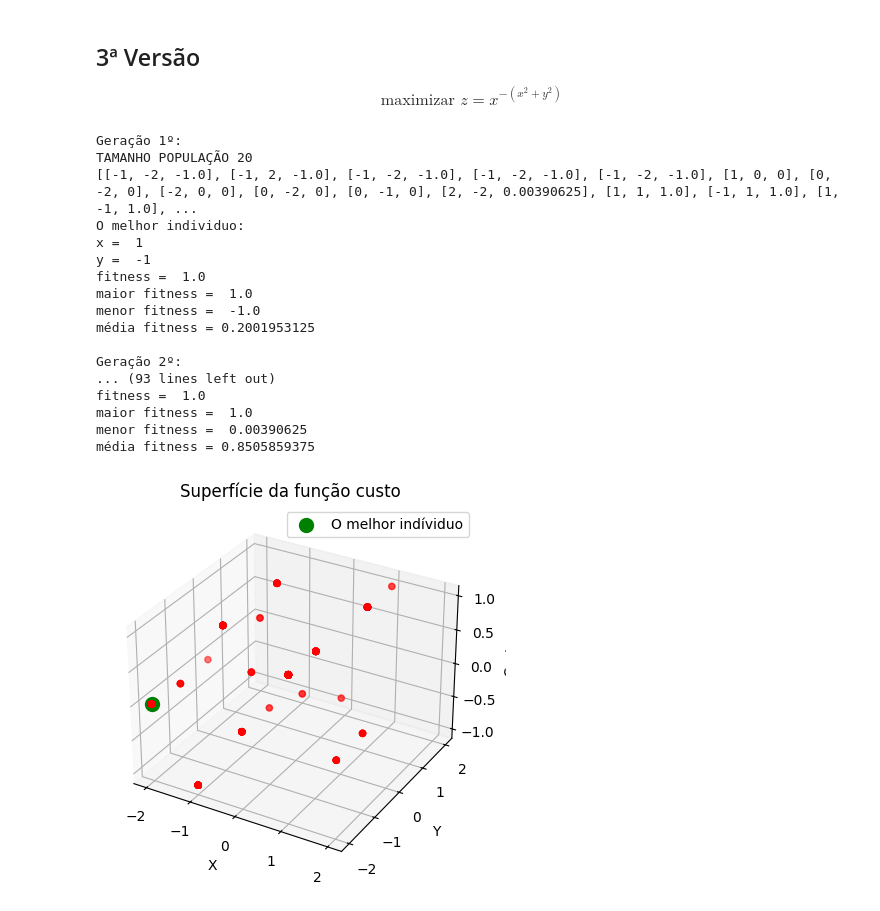
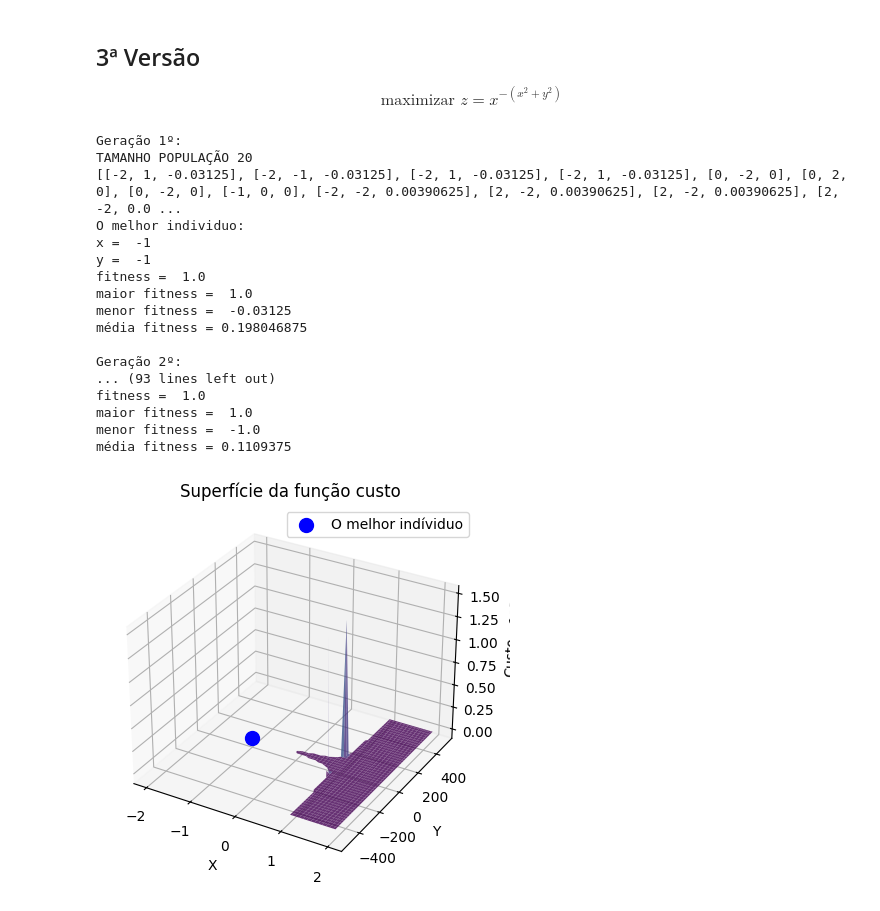
Before and after one commit to aasjunior/ldm_algoritmo_genetico, a Jupyter notebook: atividade_algoritmo_genetico.ipynb, the cells around one changed output. Saved outputs shown, nothing was run; the diff lists cells and outputs as text; code cells hidden in the pictures.

```diff
--- a/atividade_algoritmo_genetico.ipynb
+++ b/atividade_algoritmo_genetico.ipynb
@@ -165,6 +165,33 @@ class GeneticAlgorithm:
 
         return sum_fitness / len(self.population)
 
+    def plot_fitness(self):
+        x = np.linspace(self.interval[0], self.interval[1], 100)
+        y = np.linspace(-500, 500, 100)
+        x, y = np.meshgrid(x, y)
+        z = self.evaluate(x, y)
+
+        fig = plt.figure()
+        ax = fig.add_subplot(111, projection='3d')
+        ax.plot_surface(x, y, z, cmap='viridis', alpha=0.8)
+
+        x_coordinate = [individual[0] for individual in self.population]
+        y_coordinate = [individual[1] for individual in self.population]
+        costs = [individual[2] for individual in self.population]
+        #ax.scatter(x_coordinate, y_coordinate, costs, color='red', label='Ótimos pontos')
+
+        best = min(self.population, key=lambda x: x[2])
+        ax.scatter(best[0], best[1], best[2], color='blue', s=100, label='O melhor indíviduo')
+
+        ax.set_xlabel('X')
+        ax.set_ylabel('Y')
+        ax.set_zlabel('Custo')
+        ax.set_title('Superfície da função custo')
+
+        plt.legend()
+        plt.show()
+
+
     def init(self):
         all_populations = []
 
@@ -293,29 +317,38 @@ $$
 \text{maximizar } z = x^{-(x ^ 2 + y ^ 2)}
 $$
 # %%
-fitness_v3 = lambda x, y: x**(-((x**2)+(y**2))) if x != 0 and y != 0 else 0
+fitness_v3 = lambda x, y: calc_v3(x, y)
+
+def calc_v3(x, y):
+    if np.isscalar(x) and np.isscalar(y):
+        return x**(-((x**2)+(y**2))) if x != 0 and y != 0 else 0
+    else:
+        result = np.zeros_like(x)
+        mask = (x != 0) & (y != 0)
+        result[mask] = x[mask]**(-((x[mask]**2)+(y[mask]**2)))
+        return result
 # %%
 algorithm = GeneticAlgorithm(size=20, n_childrens=14, n_generations=10, mutation=1, interval=[-2, 2], fitness=fitness_v3, for_max=True)
 
 all_populations = algorithm.init()
 
-plot_fitness(all_populations)
+algorithm.plot_fitness()
 # %% [output]
 Geração 1º:
 TAMANHO POPULAÇÃO 20
-[[-1, -2, -1.0], [-1, 2, -1.0], [-1, -2, -1.0], [-1, -2, -1.0], [-1, -2, -1.0], [1, 0, 0], [0, -2, 0], [-2, 0, 0], [0, -2, 0], [0, -1, 0], [2, -2, 0.00390625], [1, 1, 1.0], [-1, 1, 1.0], [1, -1, 1.0], ...
+[[-2, 1, -0.03125], [-2, -1, -0.03125], [-2, 1, -0.03125], [-2, 1, -0.03125], [0, -2, 0], [0, 2, 0], [0, -2, 0], [-1, 0, 0], [-2, -2, 0.00390625], [2, -2, 0.00390625], [2, -2, 0.00390625], [2, -2, 0.0 ...
 O melhor individuo:
-x =  1
+x =  -1
 y =  -1
 fitness =  1.0
 maior fitness =  1.0
-menor fitness =  -1.0
-média fitness = 0.2001953125
+menor fitness =  -0.03125
+média fitness = 0.198046875
 
 Geração 2º:
 ... (93 lines left out)
 fitness =  1.0
 maior fitness =  1.0
-menor fitness =  0.00390625
-média fitness = 0.8505859375
+menor fitness =  -1.0
+média fitness = 0.1109375
-[figure, old version]
+[figure, new version]
```
Also changed, not shown: parts of 4 cells of this notebook.
